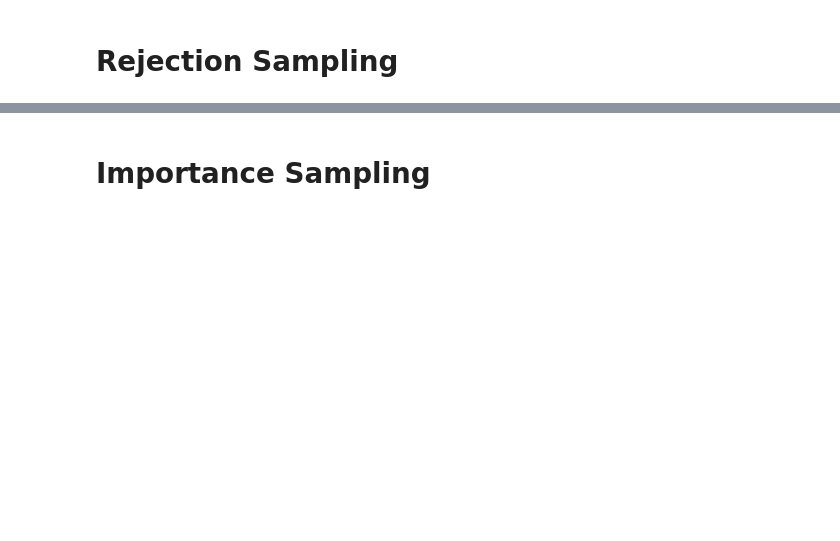
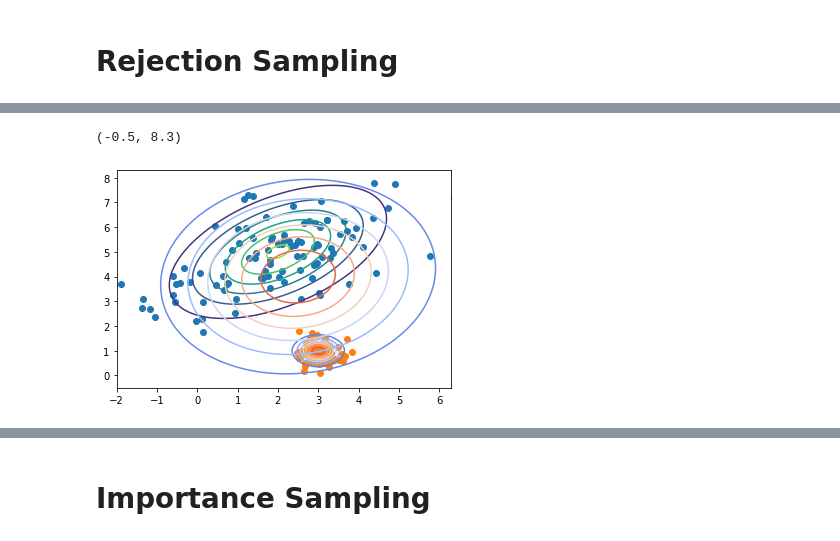
Before and after one commit to FredMCA/COMP6257-Coursework_1, a Jupyter notebook: question4.ipynb, the cells around one changed output, grey strips where cells are left out. Cells and saved outputs as stored; diff of their text form; code cells hidden in the pictures; blank space fills up the shorter version.

```diff
--- a/question4.ipynb
+++ b/question4.ipynb
@@ -59,0 +52,3 @@ print(probability([0.5,0.5]))
+# %%
+val_1 = np.random.multivariate_normal([2, 5], [[2,1],[1,2]], 100)
+val_2 = np.random.multivariate_normal([3,1], [[0.1,0],[0,0.1]], 100)
@@ -59,0 +58,43 @@ print(probability([0.5,0.5]))
+# %%
+def p1(x):
+    return multivariate_normal.pdf(x, [2, 5], [[2,1],[1,2]])
+
+def p2(x):
+    return multivariate_normal.pdf(x, [3,1], [[0.1,0],[0,0.1]])
+# %%
+q_mean = [2.5, 4]
+q_var = [[3, 0.2], [0.3, 4]]
+# %%
+def q(x):
+    return 3*multivariate_normal.pdf(x, q_mean, q_var)
+# %%
+x1 = val_1[:,0]
+y1 = val_1[:,1]
+
+x2 = val_2[:,0]
+y2 = val_2[:,1]
+
+ax = plt.axes()#projection='3d'
+
+x, y = np.mgrid[-10:10:.1, -10:10:.1]
+data = np.dstack((x, y))
+z = p1(data)
+ax.contour(x, y, z)
+
+z = p2(data)
+ax.contour(x, y, z, cmap='coolwarm')
+ax.set_xlim([-2, 6.3])
+ax.set_ylim([-0.5, 8.3])
+
+
+
+ax.scatter(x1,y1)
+ax.scatter(x2,y2)
+
+z = q(data)
+ax.contour(x, y, z, cmap='coolwarm')
+ax.set_xlim([-2, 6.3])
+ax.set_ylim([-0.5, 8.3])
+# %% [output]
+(-0.5, 8.3)
+[figure, added]
```
Also changed, not shown: parts of 8 cells of this notebook, 1 other file.
